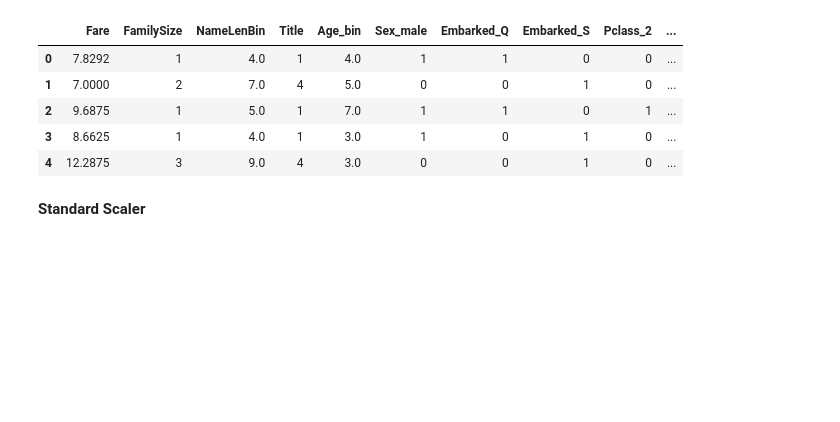
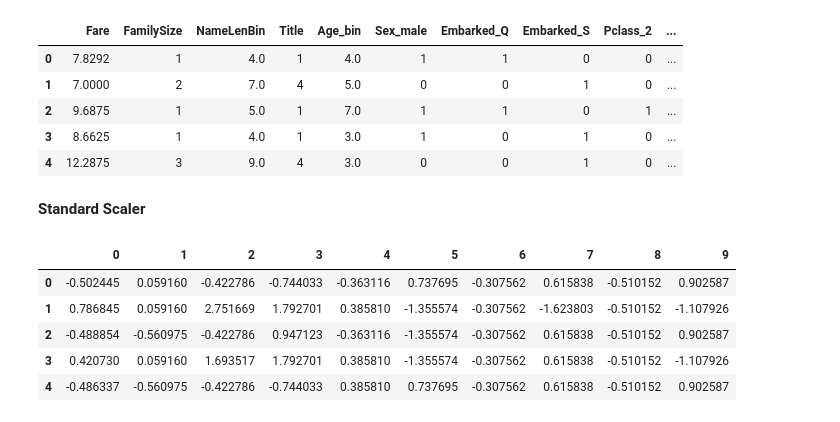
Before and after one commit to PabloIriso/Kaggle, a Jupyter notebook: titanic.ipynb, the cells around one changed output. Drawn from its saved outputs; the diff is of its cells as text; code cells hidden in the pictures; blank space fills up the shorter version.

```diff
--- a/titanic.ipynb
+++ b/titanic.ipynb
@@ -539,3 +583,26 @@ test_ml.head()
 | 4 | 12.2875 | 3 | 9.0 | 4 | 3.0 | 0 | 0 | 1 | 0 | ... |
 # %% [markdown]
 **Standard Scaler**
+# %%
+from sklearn.preprocessing import StandardScaler
+scaler = StandardScaler()
+
+# for train_ml
+scaler.fit(train_ml.drop(['Survived'],axis=1))
+scaled_features = scaler.transform(train_ml.drop(['Survived'],axis=1))
+train_ml_sc = pd.DataFrame(scaled_features) # columns=df_train_ml.columns[1::])
+
+# for test_ml
+test_ml.fillna(test_ml.mean(), inplace=True)
+#scaler.fit(df_test_ml)
+scaled_features = scaler.transform(test_ml)
+test_ml_sc = pd.DataFrame(scaled_features) # , columns=df_test_ml.columns)
+# %%
+train_ml_sc.head()
+# %% [output]
+|  | 0 | 1 | 2 | 3 | 4 | 5 | 6 | 7 | 8 | 9 |
+| 0 | -0.502445 | 0.059160 | -0.422786 | -0.744033 | -0.363116 | 0.737695 | -0.307562 | 0.615838 | -0.510152 | 0.902587 |
+| 1 | 0.786845 | 0.059160 | 2.751669 | 1.792701 | 0.385810 | -1.355574 | -0.307562 | -1.623803 | -0.510152 | -1.107926 |
+| 2 | -0.488854 | -0.560975 | -0.422786 | 0.947123 | -0.363116 | -1.355574 | -0.307562 | 0.615838 | -0.510152 | 0.902587 |
+| 3 | 0.420730 | 0.059160 | 1.693517 | 1.792701 | 0.385810 | -1.355574 | -0.307562 | 0.615838 | -0.510152 | -1.107926 |
+| 4 | -0.486337 | -0.560975 | -0.422786 | -0.744033 | 0.385810 | 0.737695 | -0.307562 | 0.615838 | -0.510152 | 0.902587 |
```
Also changed, not shown: parts of 35 cells of this notebook.
